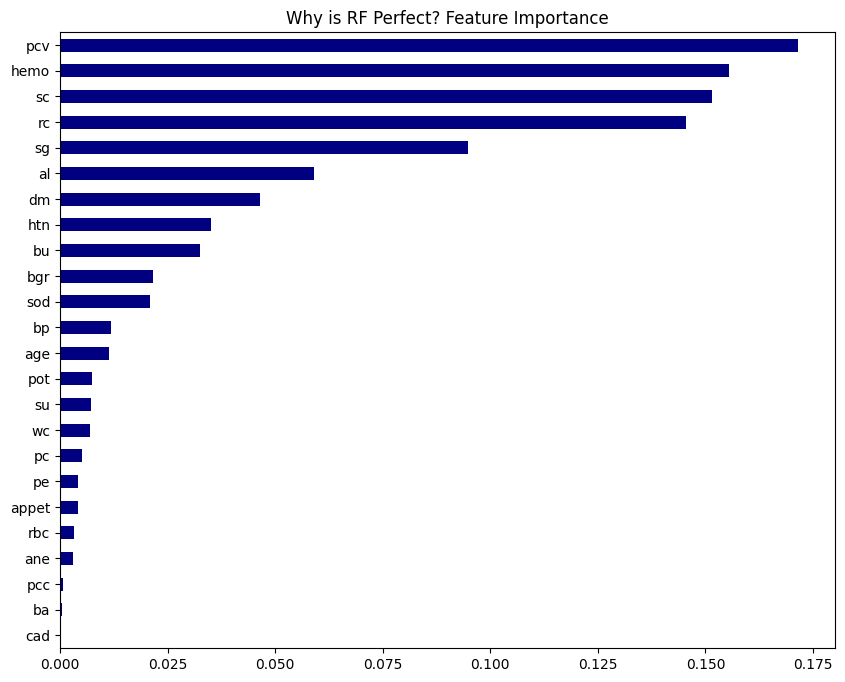
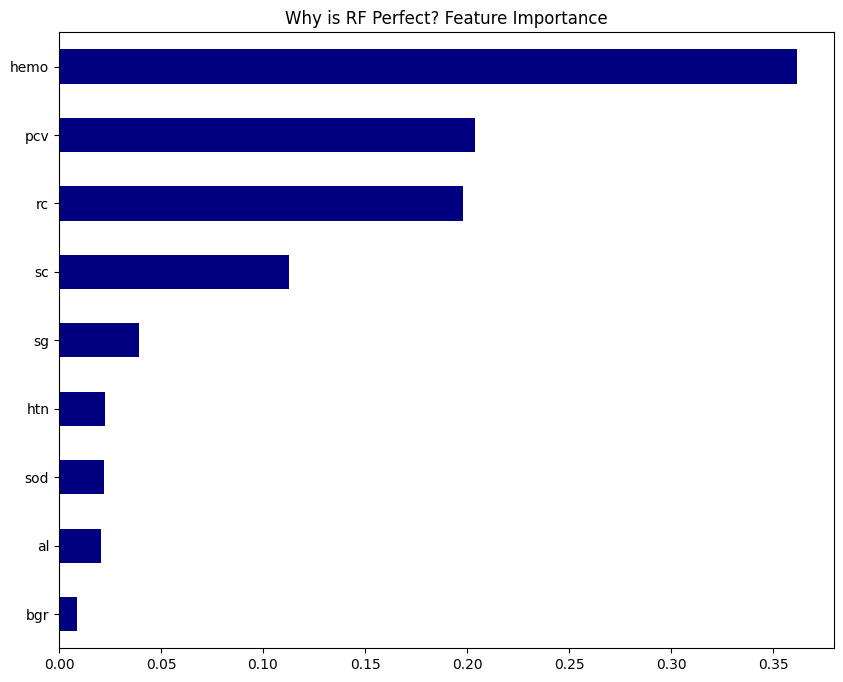
The change to this notebook cell's code, shown as a diff; its figure went from the first image to the second:
--- before
+++ after
@@ -2,7 +2,8 @@
 importances = models['Random Forest'].feature_importances_
 feat_importances = pd.Series(importances, index=X.columns).sort_values(ascending=True)
+important_features = feat_importances[feat_importances > 0.005]
 
 plt.figure(figsize=(10, 8))
-feat_importances.plot(kind='barh', color='navy')
+important_features.plot(kind='barh', color='navy')
 plt.title('Why is RF Perfect? Feature Importance')
 plt.show()

Commit: refactor(ml): implement kidney regularization and unified SHAP interpretability